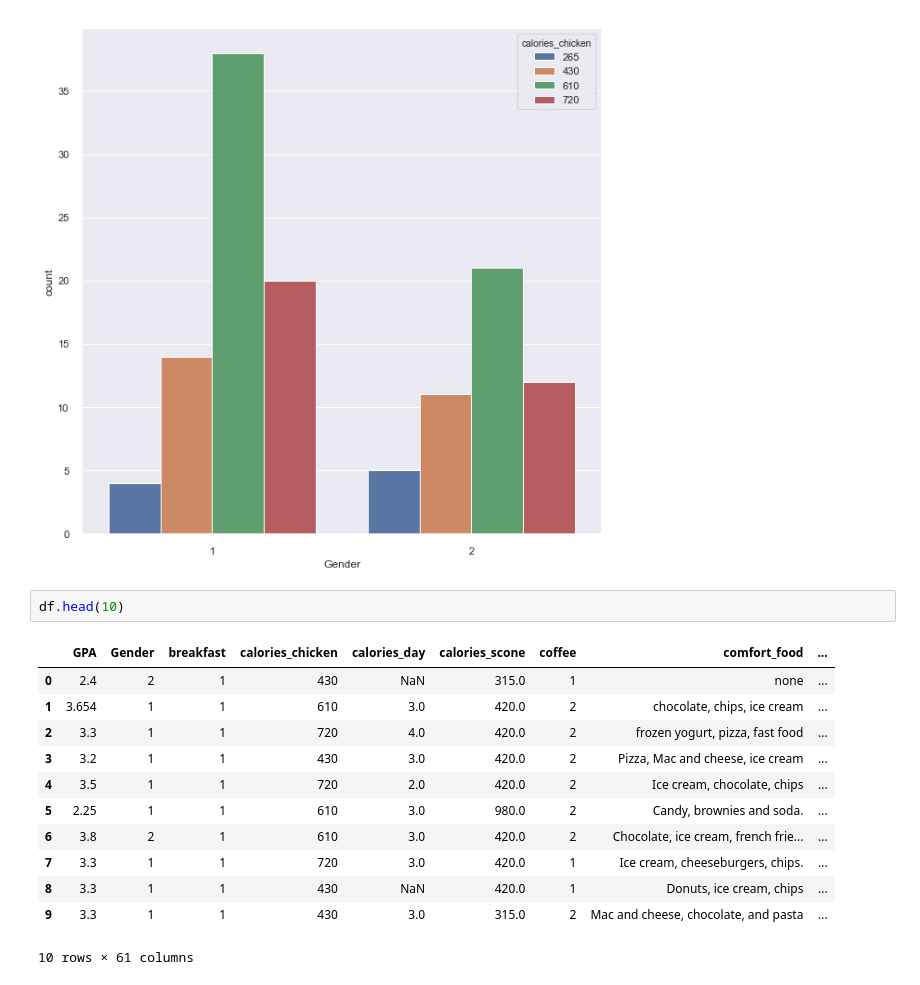
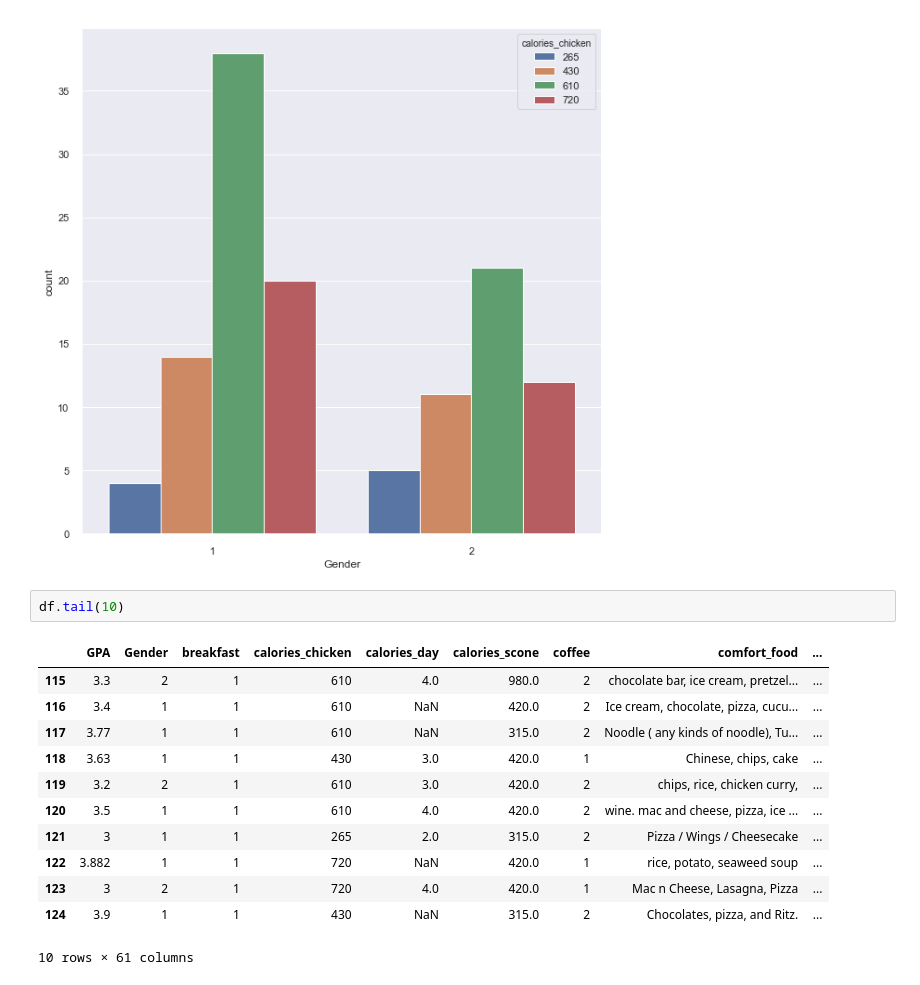
Before and after one commit to rshah18/MLTable5, a Jupyter notebook: debut/debut.ipynb, the cells around one changed output. Saved outputs shown, nothing was run; the diff lists cells and outputs as text.

```diff
--- a/debut/debut.ipynb
+++ b/debut/debut.ipynb
@@ -55,17 +55,17 @@ plt.show()
 # %% [output]
 [figure]
 # %%
-df.head(10)
+df.tail(10)
 # %% [output]
 |  | GPA | Gender | breakfast | calories_chicken | calories_day | calories_scone | coffee | comfort_food | ... |
-| 0 | 2.4 | 2 | 1 | 430 | NaN | 315.0 | 1 | none | ... |
-| 1 | 3.654 | 1 | 1 | 610 | 3.0 | 420.0 | 2 | chocolate, chips, ice cream | ... |
-| 2 | 3.3 | 1 | 1 | 720 | 4.0 | 420.0 | 2 | frozen yogurt, pizza, fast food | ... |
-| 3 | 3.2 | 1 | 1 | 430 | 3.0 | 420.0 | 2 | Pizza, Mac and cheese, ice cream | ... |
-| 4 | 3.5 | 1 | 1 | 720 | 2.0 | 420.0 | 2 | Ice cream, chocolate, chips | ... |
-| 5 | 2.25 | 1 | 1 | 610 | 3.0 | 980.0 | 2 | Candy, brownies and soda. | ... |
-| 6 | 3.8 | 2 | 1 | 610 | 3.0 | 420.0 | 2 | Chocolate, ice cream, french frie... | ... |
-| 7 | 3.3 | 1 | 1 | 720 | 3.0 | 420.0 | 1 | Ice cream, cheeseburgers, chips. | ... |
-| 8 | 3.3 | 1 | 1 | 430 | NaN | 420.0 | 1 | Donuts, ice cream, chips | ... |
-| 9 | 3.3 | 1 | 1 | 430 | 3.0 | 315.0 | 2 | Mac and cheese, chocolate, and pasta | ... |
+| 115 | 3.3 | 2 | 1 | 610 | 4.0 | 980.0 | 2 | chocolate bar, ice cream, pretzel... | ... |
+| 116 | 3.4 | 1 | 1 | 610 | NaN | 420.0 | 2 | Ice cream, chocolate, pizza, cucu... | ... |
+| 117 | 3.77 | 1 | 1 | 610 | NaN | 315.0 | 2 | Noodle ( any kinds of noodle), Tu... | ... |
+| 118 | 3.63 | 1 | 1 | 430 | 3.0 | 420.0 | 1 | Chinese, chips, cake | ... |
+| 119 | 3.2 | 2 | 1 | 610 | 3.0 | 420.0 | 2 | chips, rice, chicken curry, | ... |
+| 120 | 3.5 | 1 | 1 | 610 | 4.0 | 420.0 | 2 | wine. mac and cheese, pizza, ice ... | ... |
+| 121 | 3 | 1 | 1 | 265 | 2.0 | 315.0 | 2 | Pizza / Wings / Cheesecake | ... |
+| 122 | 3.882 | 1 | 1 | 720 | NaN | 420.0 | 1 | rice, potato, seaweed soup | ... |
+| 123 | 3 | 2 | 1 | 720 | 4.0 | 420.0 | 1 | Mac n Cheese, Lasagna, Pizza | ... |
+| 124 | 3.9 | 1 | 1 | 430 | NaN | 315.0 | 2 | Chocolates, pizza, and Ritz. | ... |
 10 rows × 61 columns
```
Also changed, not shown: 1 other file.
